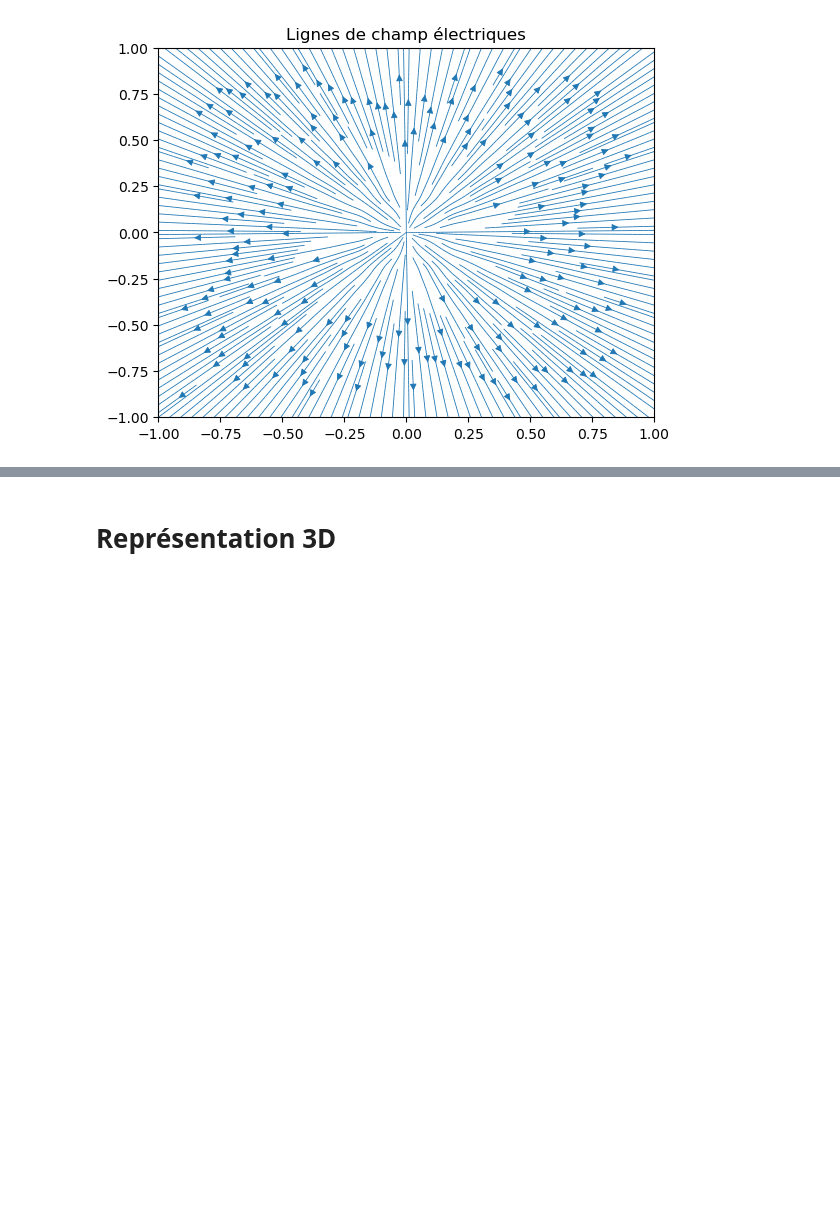
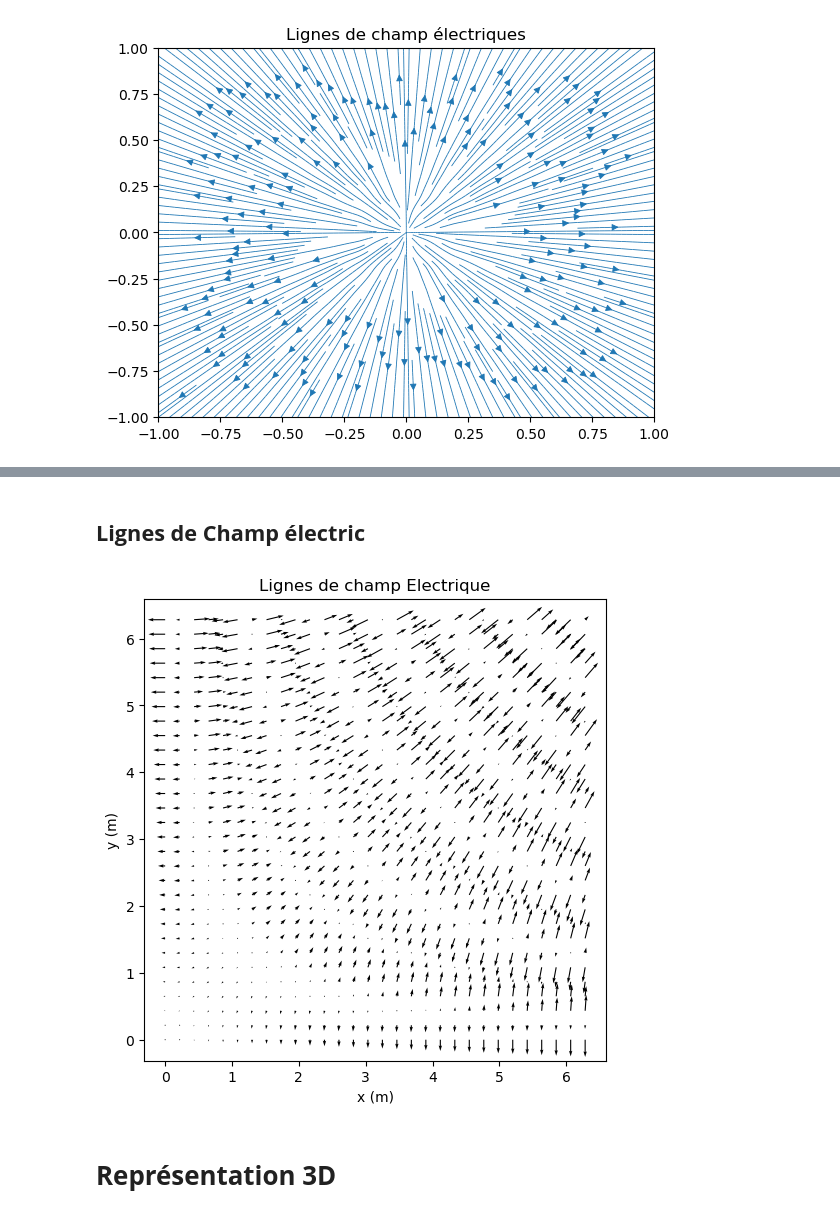
Before and after one commit to Brice-KENGNI-ZANGUIM/Python-pour-les-Mathematiques, a Jupyter notebook: Visualiser un champ de vecteurs.ipynb, the cells around one changed output, grey strips where cells are left out. Saved outputs shown, nothing was run; the diff lists cells and outputs as text; code cells hidden in the pictures; blank space fills up the shorter version.

Commit message:
Champ de vecteurs

```diff
--- a/Visualiser un champ de vecteurs.ipynb
+++ b/Visualiser un champ de vecteurs.ipynb
@@ -178,3 +233,18 @@ plt.show()
+# %% [markdown]
+<h2>  <strong>  Lignes de Champ électric
+# %%
+plt.figure(figsize = (9,6))
+
+plt.quiver(*E(30))
+
+plt.title("Lignes de champ Electrique")
+plt.xlabel("x (m)")
+plt.ylabel("y (m)")
+
+plt.axis("scaled")
+plt.show()
+# %% [output]
+[figure, added]
 # %% [markdown]
 <h1> <strong> Représentation 3D
 # %% [markdown]
```
Also changed, not shown: parts of 7 cells of this notebook.
